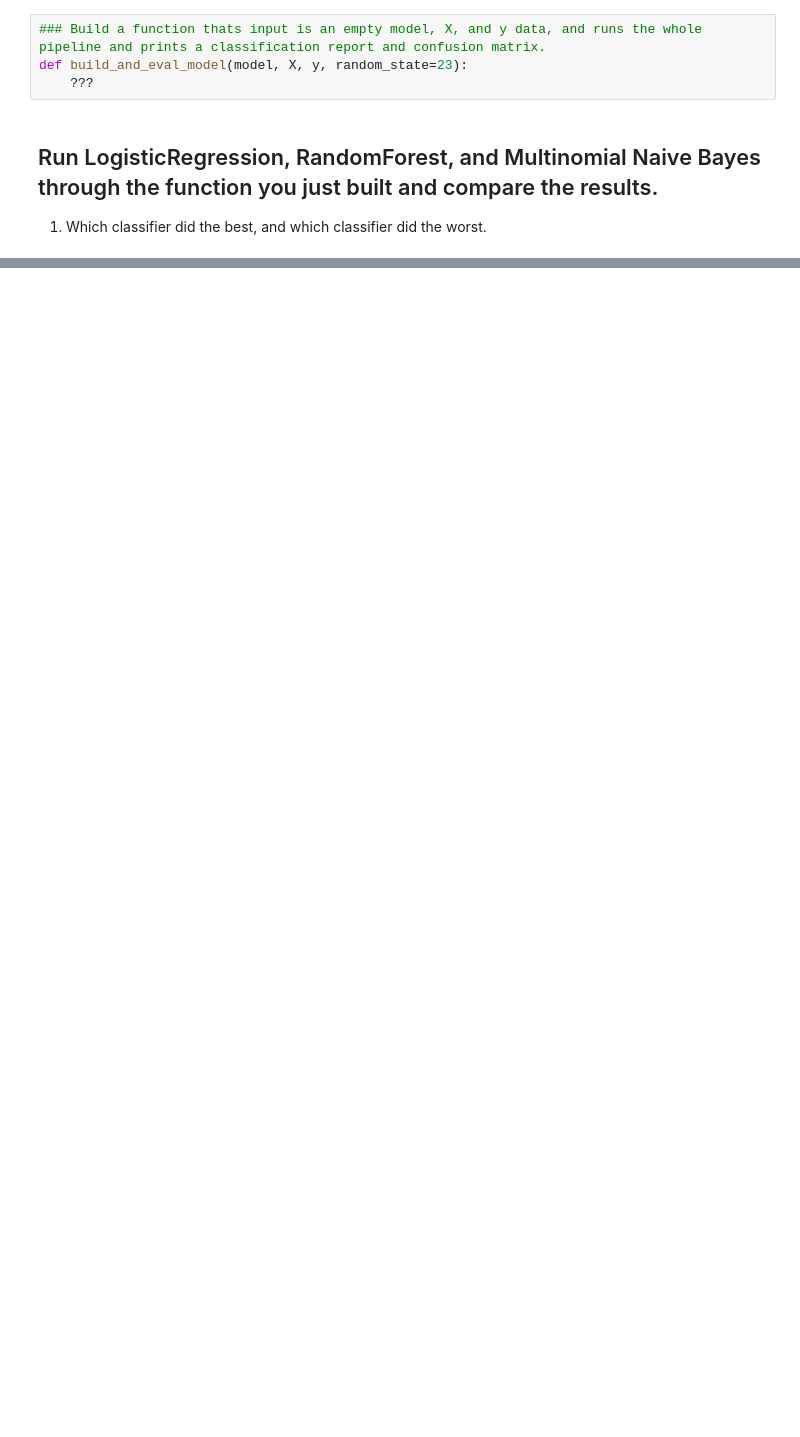
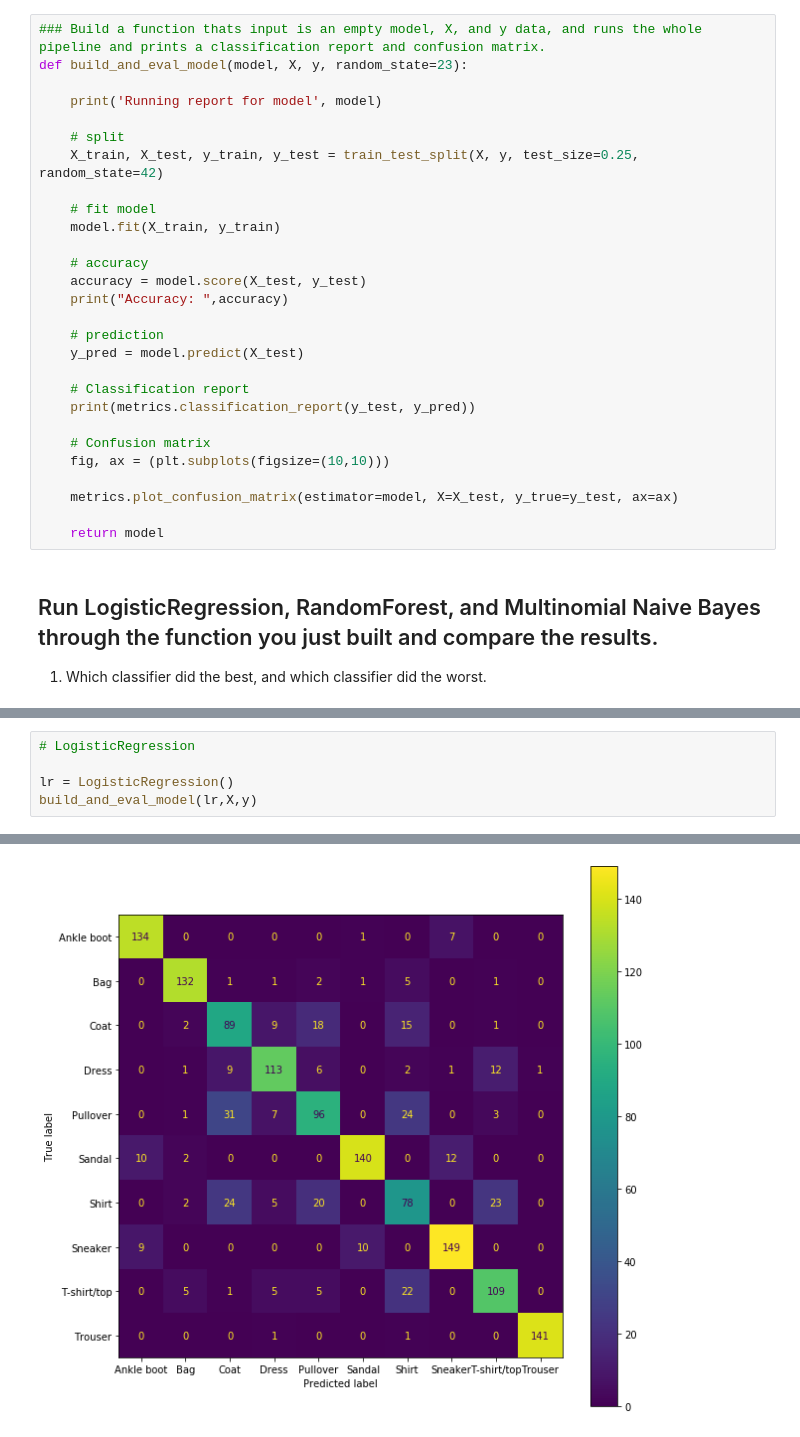
Before and after one commit to miaonanlin/2021-spring-data-science, a Jupyter notebook: Week8-Image-Classification/Image-Classification-Exercise.ipynb, the cells around one changed output, grey strips where cells are left out. Drawn from its saved outputs; the diff is of its cells as text; blank space fills up the shorter version.

```diff
--- a/Week8-Image-Classification/Image-Classification-Exercise.ipynb
+++ b/Week8-Image-Classification/Image-Classification-Exercise.ipynb
@@ -312,7 +301,31 @@ ___
 # %%
 ### Build a function thats input is an empty model, X, and y data, and runs the whole pipeline and prints a classification report and confusion matrix.
 def build_and_eval_model(model, X, y, random_state=23):
-    ???
+
+    print('Running report for model', model)
+
+    # split
+    X_train, X_test, y_train, y_test = train_test_split(X, y, test_size=0.25, random_state=42)
+
+    # fit model
+    model.fit(X_train, y_train)
+
+    # accuracy
+    accuracy = model.score(X_test, y_test)
+    print("Accuracy: ",accuracy)
+
+    # prediction
+    y_pred = model.predict(X_test)
+
+    # Classification report
+    print(metrics.classification_report(y_test, y_pred))
+
+    # Confusion matrix
+    fig, ax = (plt.subplots(figsize=(10,10)))
+
+    metrics.plot_confusion_matrix(estimator=model, X=X_test, y_true=y_test, ax=ax)
+
+    return model
 # %% [markdown]
 ## Run LogisticRegression, RandomForest, and Multinomial Naive Bayes through the function you just built and compare the results.
 1. Which classifier did the best, and which classifier did the worst.
@@ -324,0 +332,6 @@ def build_and_eval_model(model, X, y, random_state=23):
+# %%
+# LogisticRegression
+
+lr = LogisticRegression()
+build_and_eval_model(lr,X,y)
+# %% [output]
@@ -324,0 +364 @@ def build_and_eval_model(model, X, y, random_state=23):
+[figure, added]
```
Also changed, not shown: parts of 13 cells of this notebook.
